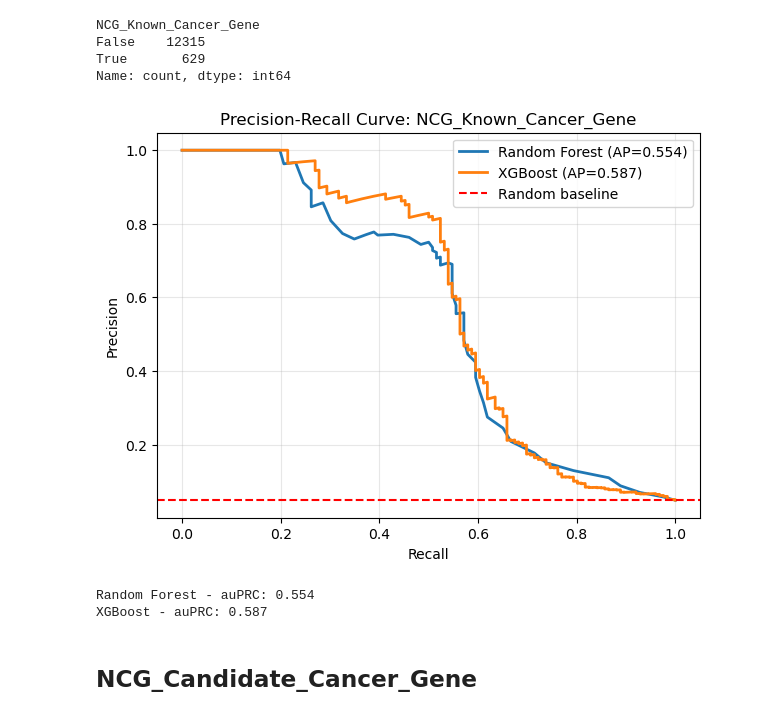
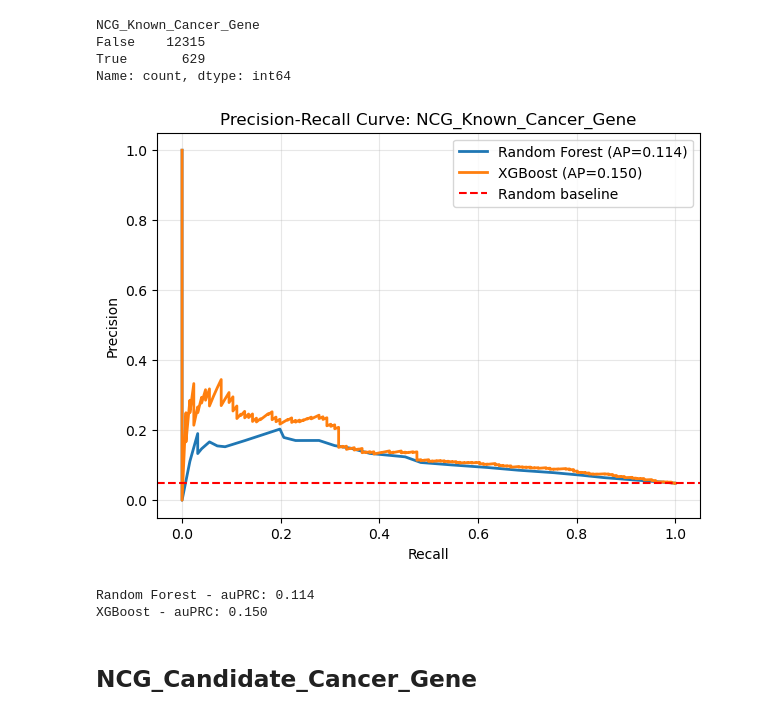
Before and after one commit to egekurt123/RNA-gene-disease-predictions, a Jupyter notebook: Cancer Predictions/Paper Embeddings/Omics_256.ipynb, the cells around one changed output. Drawn from its saved outputs; the diff is of its cells as text; code cells hidden in the pictures.

```diff
--- a/Cancer Predictions/Paper Embeddings/Omics_256.ipynb
+++ b/Cancer Predictions/Paper Embeddings/Omics_256.ipynb
@@ -66,11 +66,11 @@ False    12315
 True       629
 Name: count, dtype: int64
 # %%
-predict_and_plot_pr_curve(merged, 'NCG_Known_Cancer_Gene')
+predict_and_plot_pr_curve(merged.drop(columns=['NCG_Candidate_Cancer_Gene', 'Bailey_et_al_Cancer_Gene', 'OncoKB_Cancer_Gene']), 'NCG_Known_Cancer_Gene')
 # %% [output]
-[figure, old version]
+[figure, new version]
-Random Forest - auPRC: 0.554
-XGBoost - auPRC: 0.587
+Random Forest - auPRC: 0.114
+XGBoost - auPRC: 0.150
 # %% [markdown]
 ## NCG_Candidate_Cancer_Gene
 # %%
```
Also changed, not shown: parts of 3 cells of this notebook, 5 other files.
